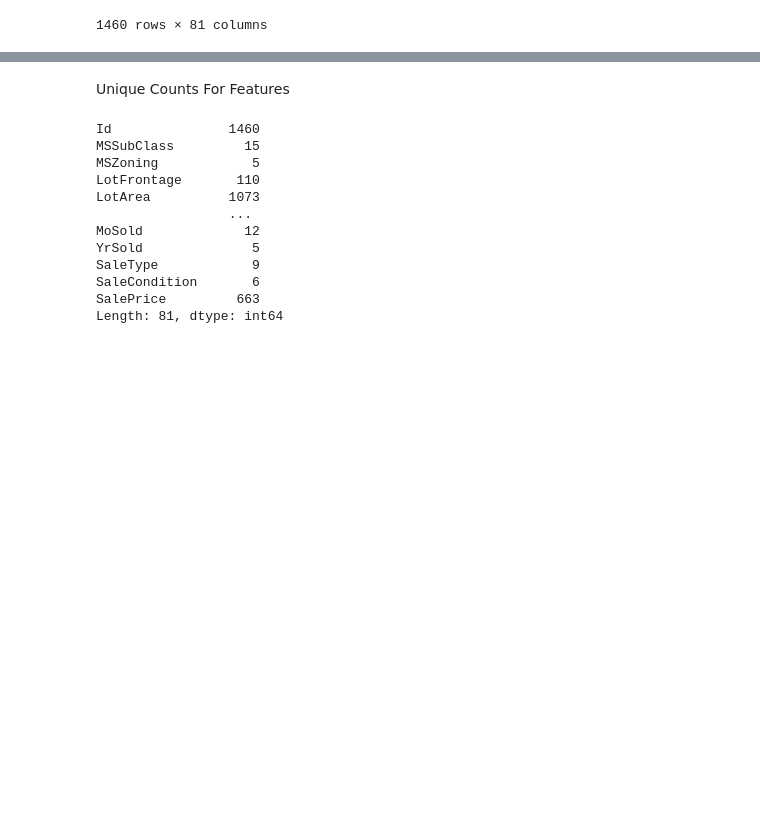
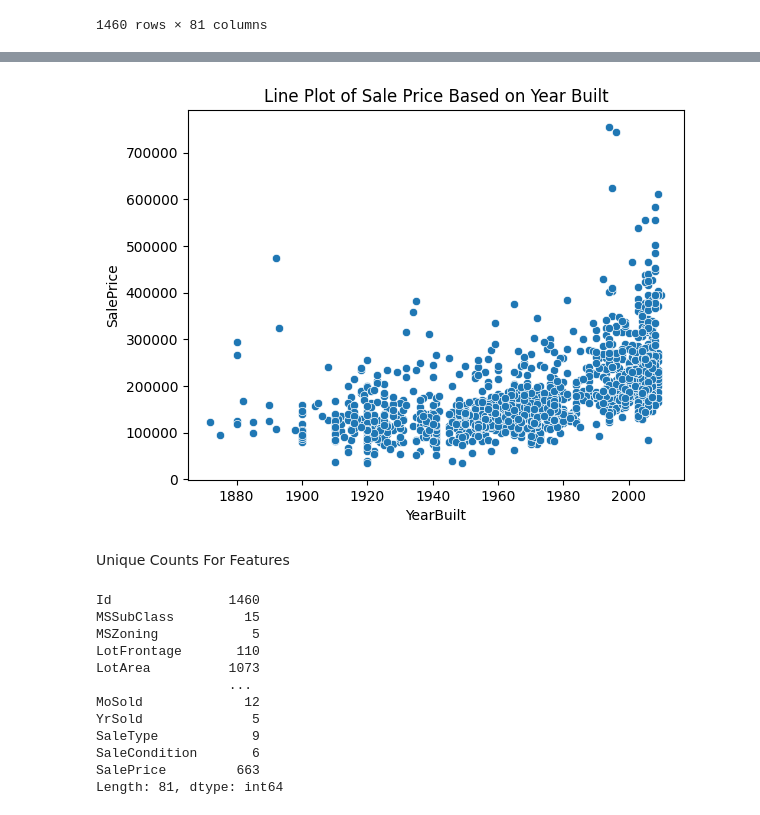
Before and after one commit to OmarKarame/House_Prices_Kaggle, a Jupyter notebook: notebooks/predict_house_prices.ipynb, the cells around one changed output, grey strips where cells are left out. Cells and saved outputs as stored; diff of their text form; code cells hidden in the pictures; blank space fills up the shorter version.

```diff
--- a/notebooks/predict_house_prices.ipynb
+++ b/notebooks/predict_house_prices.ipynb
@@ -30,3 +107,9 @@ train_df
+# %%
+sns.scatterplot(x=train_df['YearBuilt'], y=train_df['SalePrice'])
+plt.title('Line Plot of Sale Price Based on Year Built')
+plt.show()
+# %% [output]
+[figure, added]
 # %% [markdown]
 Unique Counts For Features
 # %%
```
Also changed, not shown: parts of 17 cells of this notebook.
